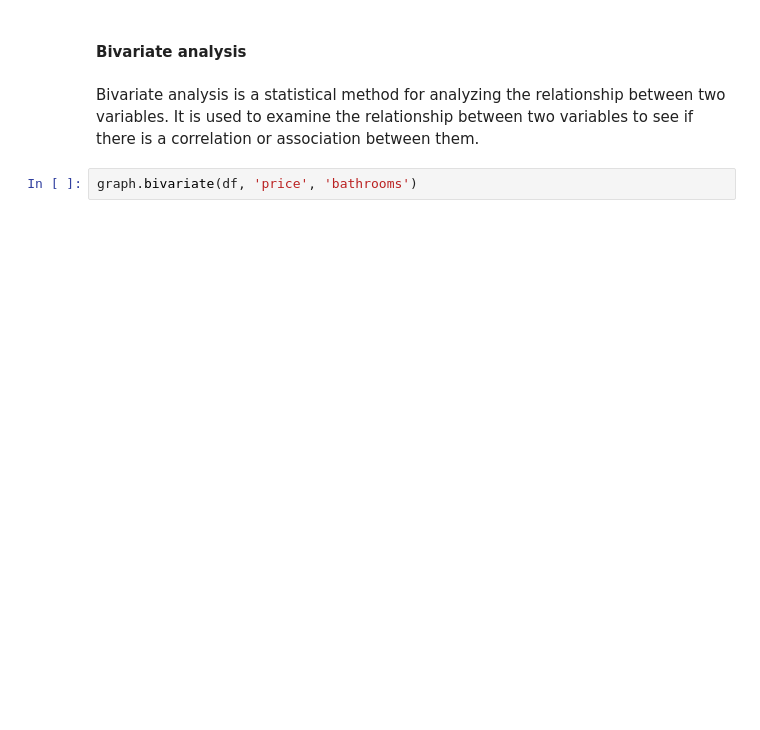
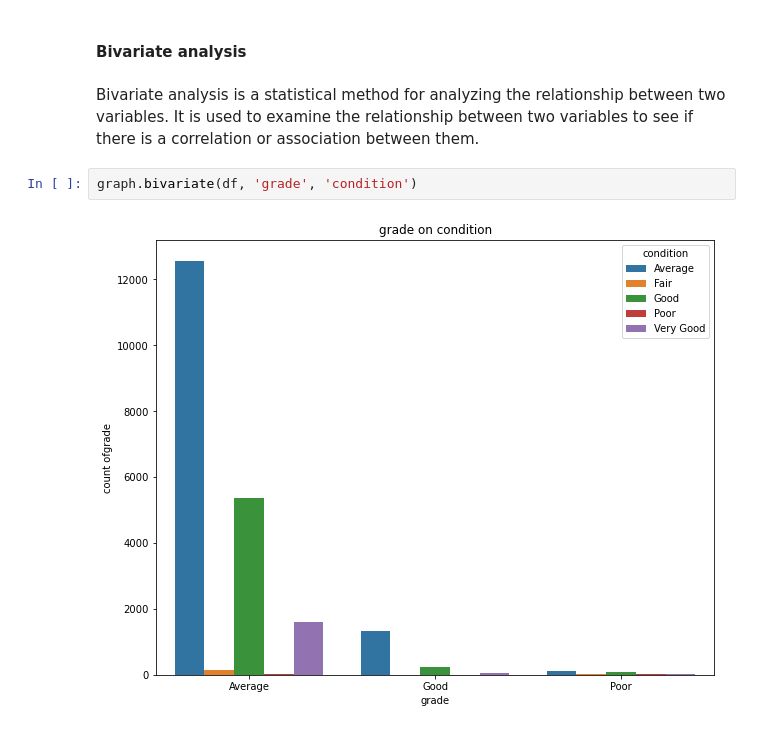
Before and after one commit to GraceAnyango/Housing-Analysis, a Jupyter notebook: KCHOUSING.ipynb, the cells around one changed output. Saved outputs shown, nothing was run; the diff lists cells and outputs as text; blank space fills up the shorter version.

```diff
--- a/KCHOUSING.ipynb
+++ b/KCHOUSING.ipynb
@@ -518,4 +555,6 @@ Many houses have 2 bathrooms, followed by houses with 1 bathroom , then houses w
 # %% [markdown]
 Bivariate analysis is a statistical method for analyzing the relationship between two variables. It is used to examine the relationship between two variables to see if there is a correlation or association between them.
 # %%
-graph.bivariate(df, 'price', 'bathrooms')
+graph.bivariate(df, 'grade', 'condition')
+# %% [output]
+[figure, added]
```
Also changed, not shown: parts of 21 cells of this notebook, 1 other file.
